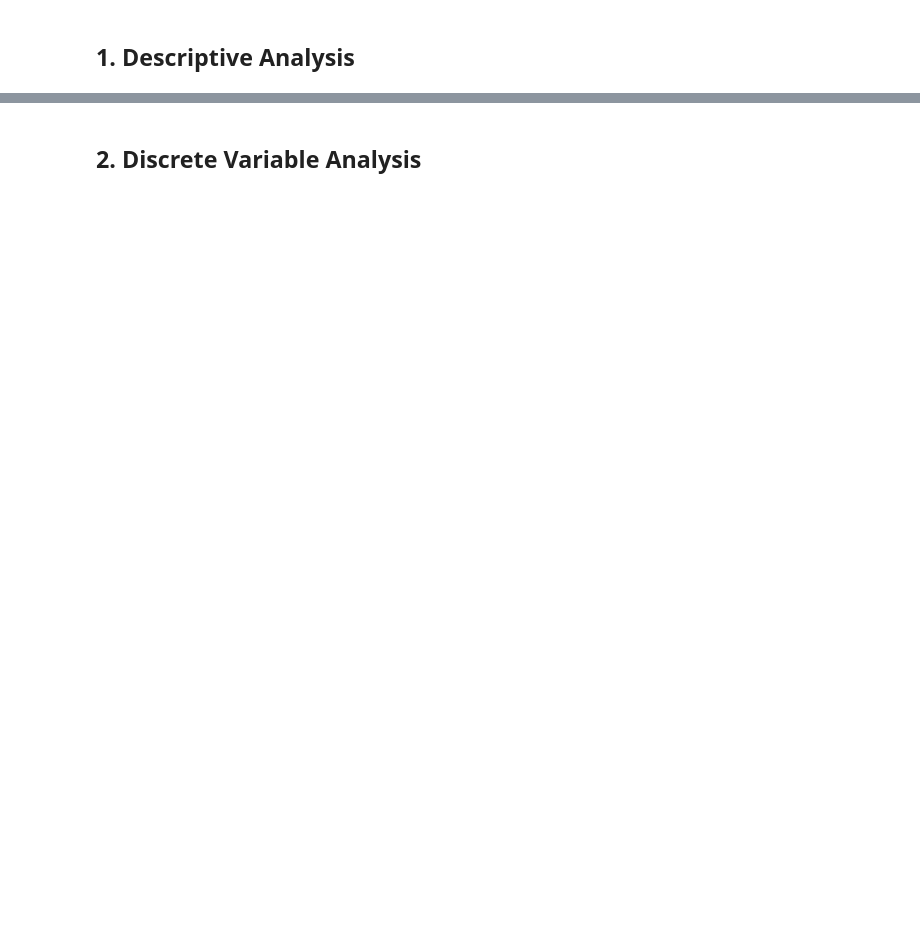
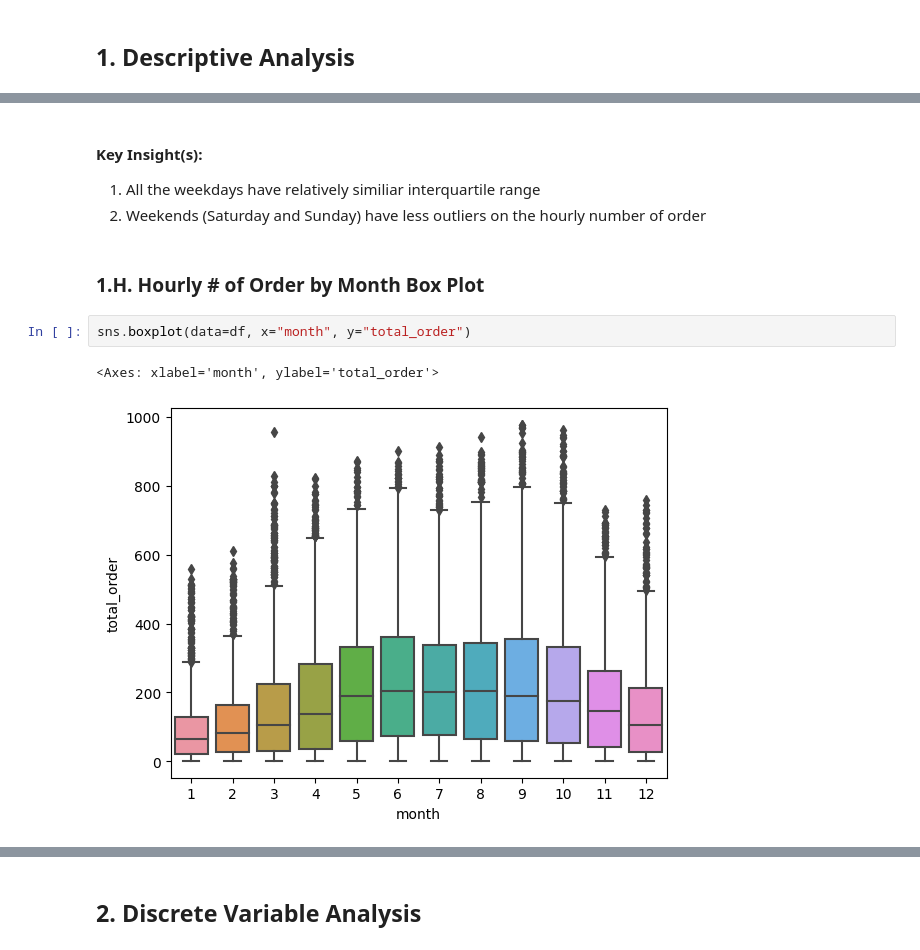
Before and after one commit to bagusfarisa/bike-sharing-demand-probability-analysis, a Jupyter notebook: bikesharing.ipynb, the cells around one changed output, grey strips where cells are left out. Saved outputs shown, nothing was run; the diff lists cells and outputs as text; blank space fills up the shorter version.

```diff
--- a/bikesharing.ipynb
+++ b/bikesharing.ipynb
@@ -126,0 +281,11 @@ Ide EDA:
+# %% [markdown]
+#### Key Insight(s):
+1. All the weekdays have relatively similiar interquartile range
+2. Weekends (Saturday and Sunday) have less outliers on the hourly number of order
+# %% [markdown]
+### 1.H. Hourly # of Order by Month Box Plot
+# %%
+sns.boxplot(data=df, x="month", y="total_order")
+# %% [output]
+<Axes: xlabel='month', ylabel='total_order'>
+[figure, added]
```
Also changed, not shown: parts of 52 cells of this notebook.
